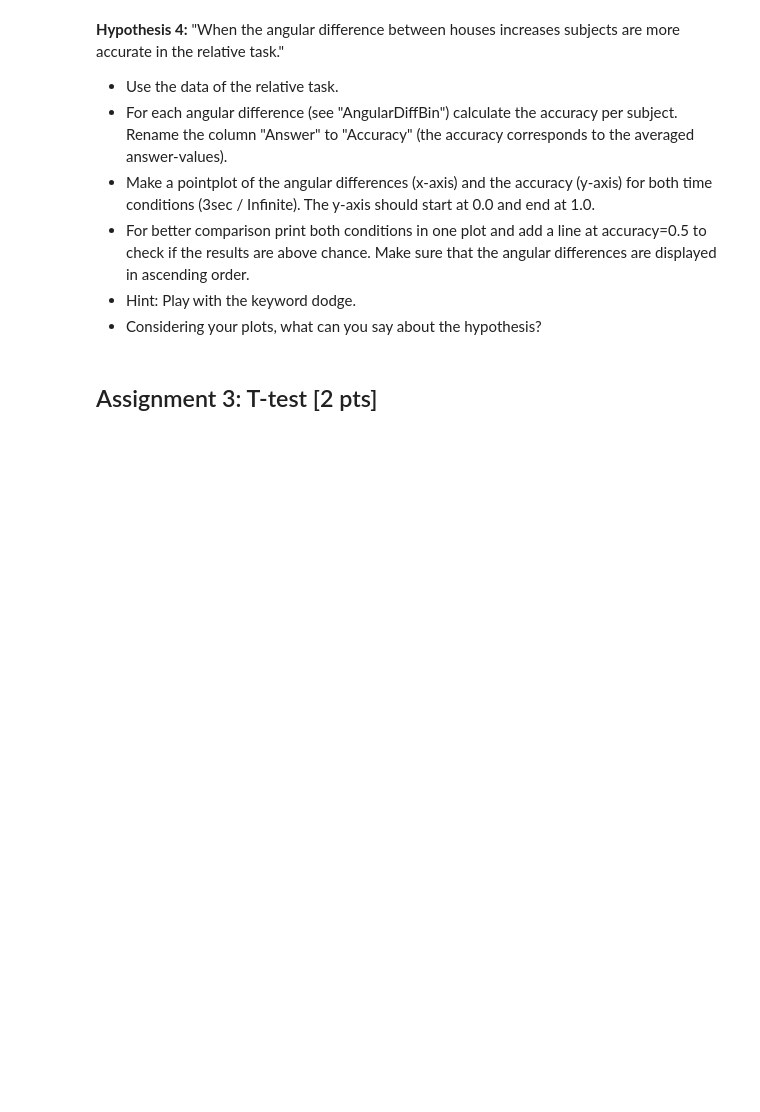
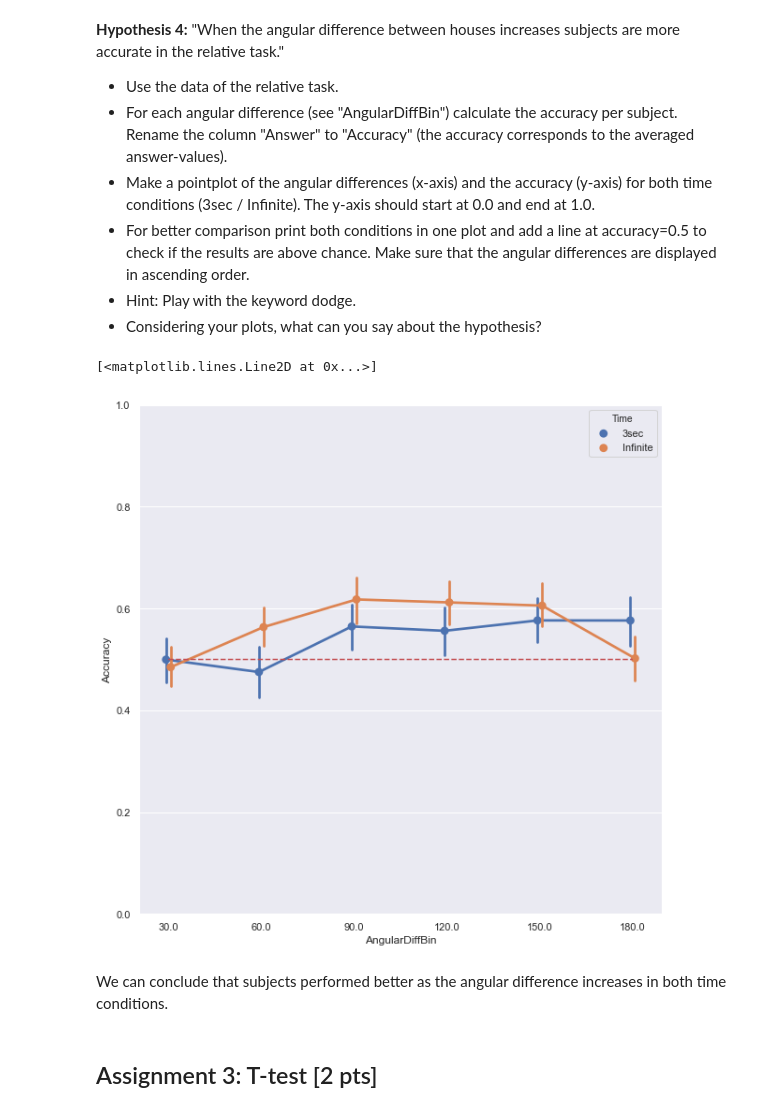
Before and after one commit to NBP-ACC/week-5-acc_8, a Jupyter notebook: sheet03.ipynb, the cells around one changed output. Cells and saved outputs as stored; diff of their text form; code cells hidden in the pictures; blank space fills up the shorter version.

```diff
--- a/sheet03.ipynb
+++ b/sheet03.ipynb
@@ -330,3 +322,22 @@ Subject
+# %%
+# TODO
+No_Out_rel = pd.concat([No_Out_rel_3sec, No_Out_rel_Inf], ignore_index=True)
+No_Out_rel_avg = pd.DataFrame(columns=['Answer'])
+No_Out_rel_avg = No_Out_rel.groupby(['Subject', 'AngularDiffBin', 'Time'], as_index=False)['Answer'].mean()
+No_Out_rel_avg
+No_Out_rel_avg.rename(columns={'Answer': 'Accuracy'}, inplace=True)
+
+
+figs, axes = plt.subplots(nrows=1, ncols=1, figsize=(10,10))
+
+plt.ylim(0, 1)
+newPlot2 = sns.pointplot(x='AngularDiffBin', y='Accuracy', data=No_Out_rel_avg, hue='Time', dodge= True, ascending=True)
+plt.plot(np.linspace(0,5,1800), [0.5]*1800, 'r--')
+# %% [output]
+[<matplotlib.lines.Line2D at 0x...>]
+[figure, added]
+# %% [markdown]
+We can conclude that subjects performed better as the angular difference increases in both time conditions.
 # %% [markdown]
 ## Assignment 3: T-test [2 pts]
 # %% [markdown]
```
Also changed, not shown: parts of 6 cells of this notebook.
